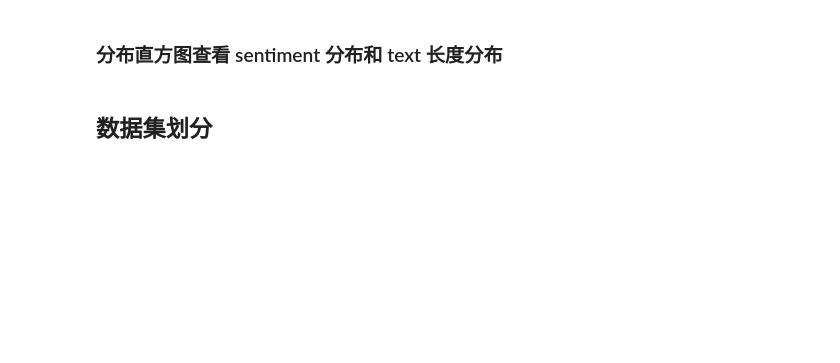
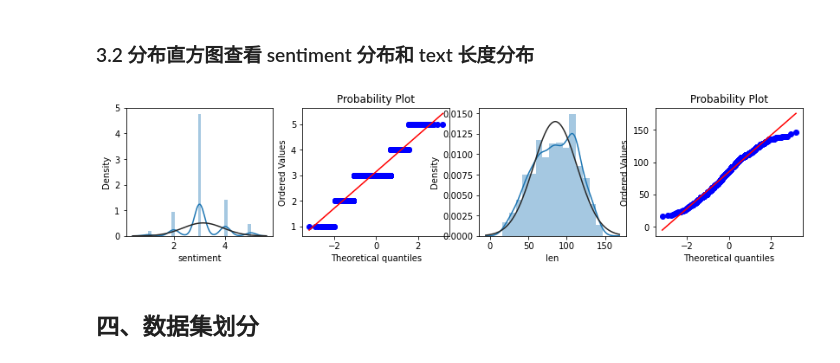
Before and after one commit to cauchy221/BUPT-ML-FinalProject, a Jupyter notebook: data_preprocess.ipynb, the cells around one changed output. Drawn from its saved outputs; the diff is of its cells as text; code cells hidden in the pictures; blank space fills up the shorter version.

```diff
--- a/data_preprocess.ipynb
+++ b/data_preprocess.ipynb
@@ -104,21 +129,27 @@ plt.show()
 # %% [markdown]
-### 分布直方图查看 sentiment 分布和 text 长度分布
+### 3.2 分布直方图查看 sentiment 分布和 text 长度分布
 # %%
+df_tmp = df_train_small.copy(deep=True)
+df_tmp['len'] = df_tmp['text'].map(lambda x: len(x))
+sentiments = df_tmp[['sentiment']]
+
 plt.figure(figsize=(14,6))
 
 plt.subplot(2, 4, 1)
 sns.distplot(df_tmp['sentiment'], fit=stats.norm)
 
 plt.subplot(2, 4, 2)
 stats.probplot(df_tmp['sentiment'], plot=plt)
 
 plt.subplot(2, 4, 3)
 sns.distplot(df_tmp['len'], fit=stats.norm)
 
 plt.subplot(2, 4, 4)
 stats.probplot(df_tmp['len'], plot=plt)
 
 plt.show()
+# %% [output]
+[figure, added]
 # %% [markdown]
-## 数据集划分
+## 四、数据集划分
 # %%
```
Also changed, not shown: parts of 21 cells of this notebook.
